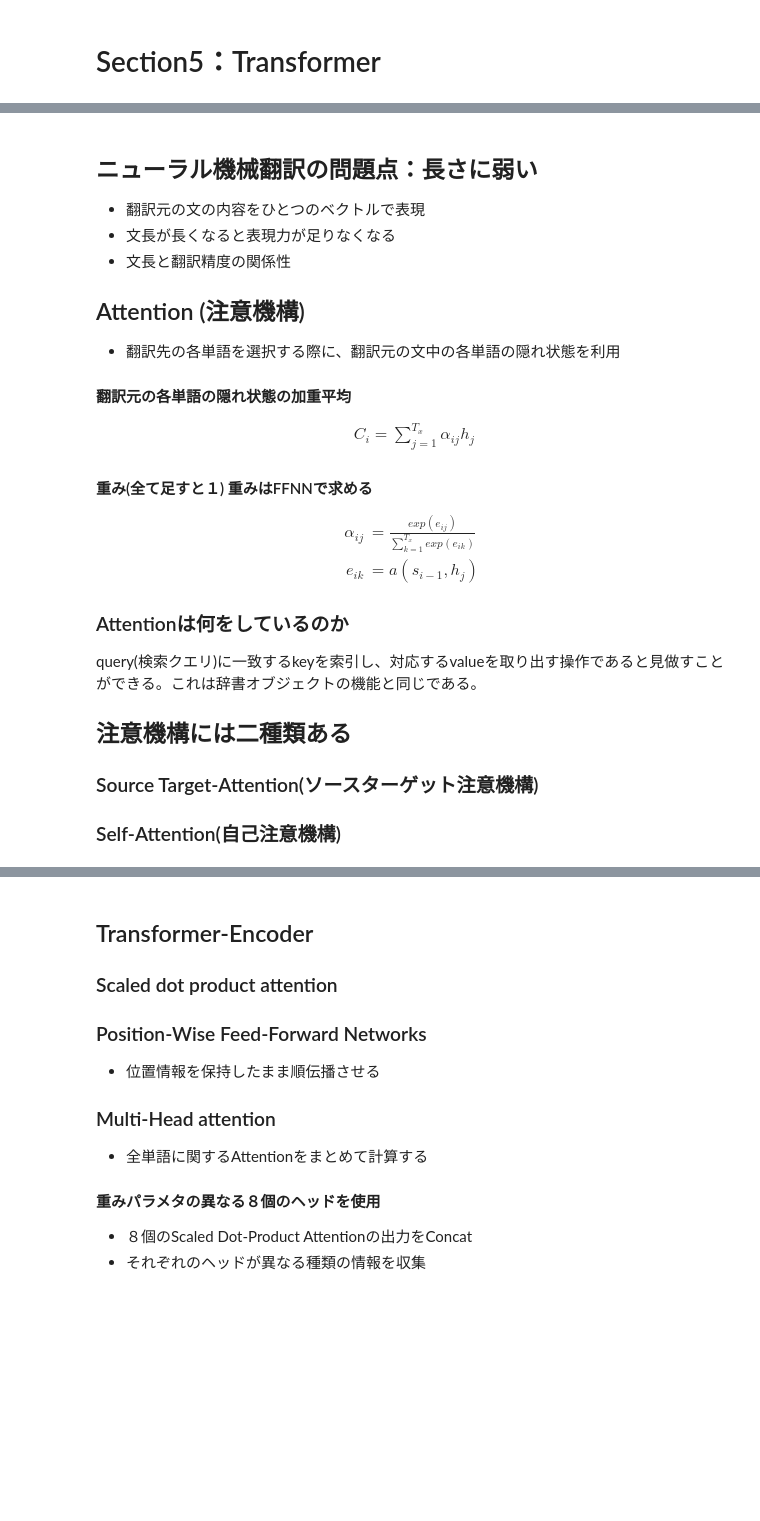
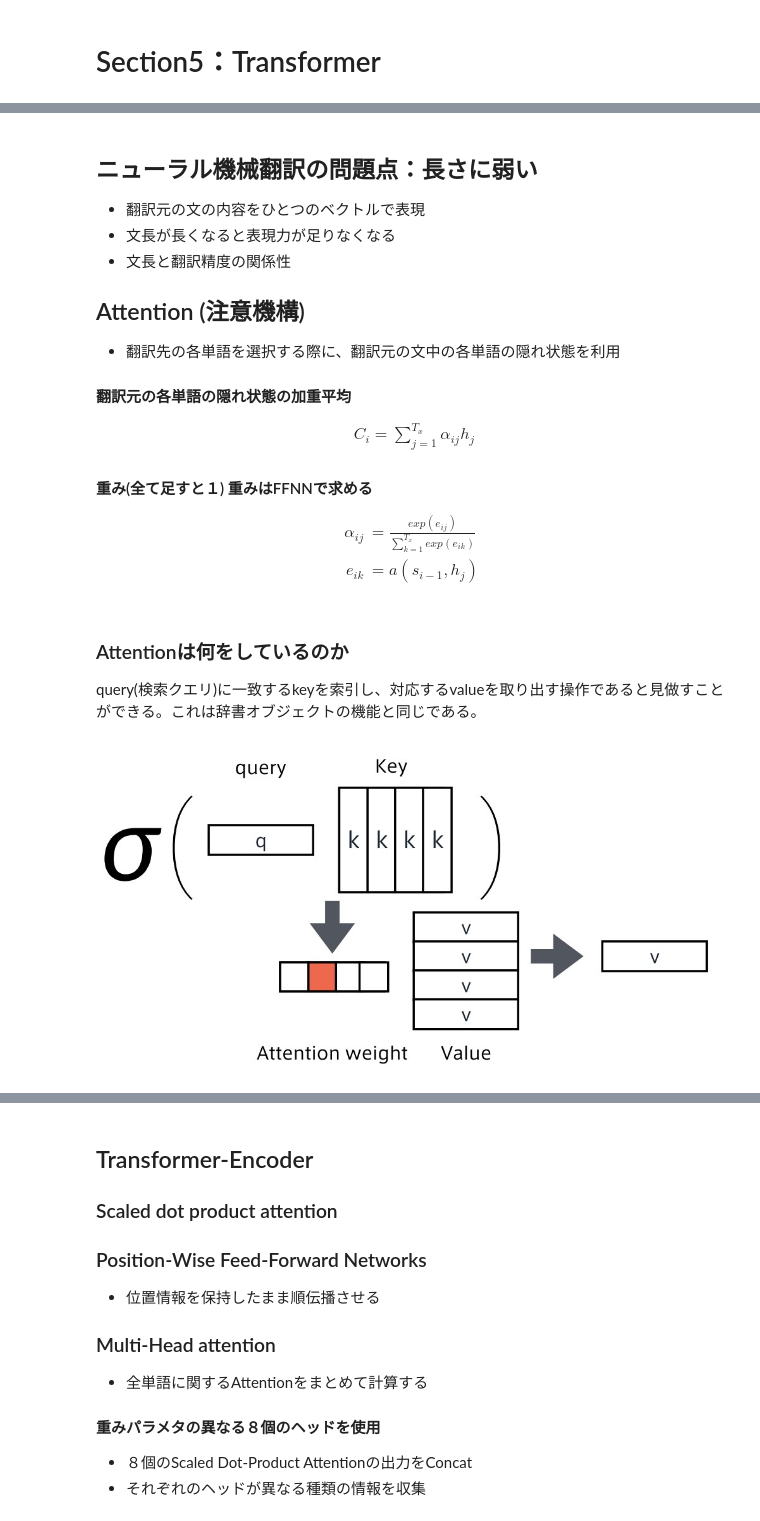
Before and after one commit to takasaki376/rabbit-report, a Jupyter notebook: stage4-day2/Section5：Transformer.ipynb, the cells around one changed output, grey strips where cells are left out. Saved outputs shown, nothing was run; the diff lists cells and outputs as text; code cells hidden in the pictures; blank space fills up the shorter version.

```diff
--- a/stage4-day2/Section5：Transformer.ipynb
+++ b/stage4-day2/Section5：Transformer.ipynb
@@ -21,11 +846,11 @@ C_i = \sum_{j=1}^{T_x} \alpha_{ij}h_j
 \alpha_{ij} &= \frac{exp(e_{ij})}{\sum_{k=1}^{T_x} exp(e_{ik})} \\[10px]
 e_{ik} &= a(s_{i-1} , h_j)
 \end{aligned}
-
-### Attentionは何をしているのか
-query(検索クエリ)に一致するkeyを索引し、対応するvalueを取り出す操作であると見做すことができる。これは辞書オブジェクトの機能と同じである。
-
-## 注意機構には二種類ある
-### Source Target-Attention(ソースターゲット注意機構)
-
-### Self-Attention(自己注意機構)
+# %% [markdown]
+### Attentionは何をしているのか
+query(検索クエリ)に一致するkeyを索引し、対応するvalueを取り出す操作であると見做すことができる。これは辞書オブジェクトの機能と同じである。
+# %%
+from IPython.display import Image
+Image("./Section5_Attention1.jpg")
+# %% [output]
+[figure, added]
```
Also changed, not shown: parts of 120 cells of this notebook, 11 other files.
